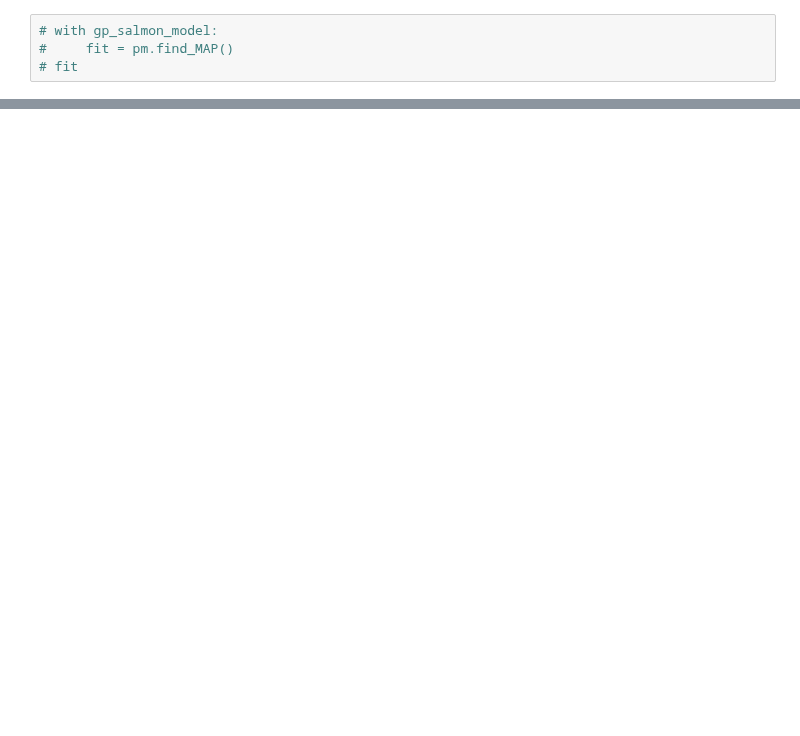
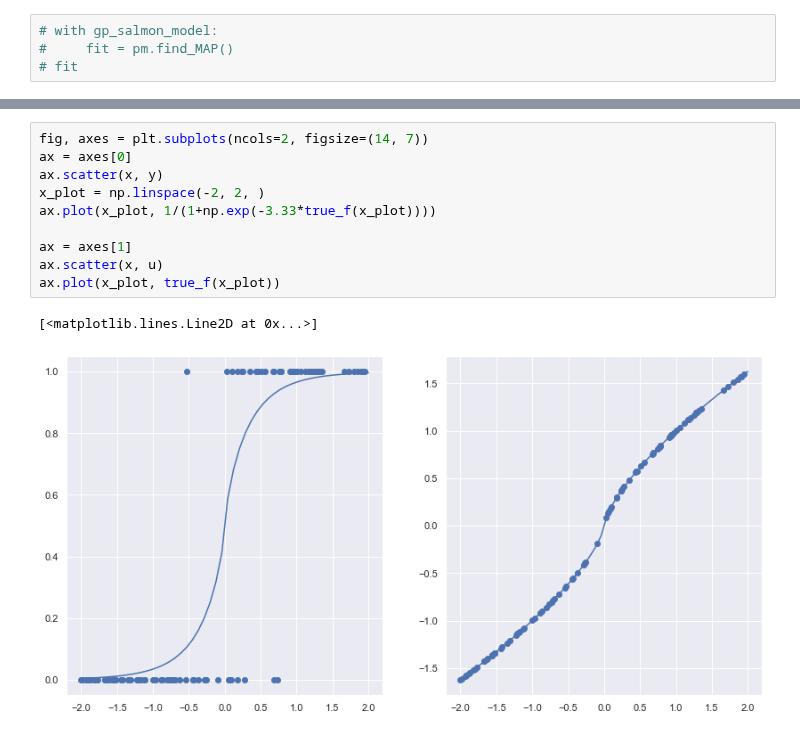
Before and after one commit to AurelienNioche/TransformedGP, a Jupyter notebook: gp_utility-pymc3.ipynb, the cells around one changed output, grey strips where cells are left out. Drawn from its saved outputs; the diff is of its cells as text; blank space fills up the shorter version.

```diff
--- a/gp_utility-pymc3.ipynb
+++ b/gp_utility-pymc3.ipynb
@@ -171,3 +173,16 @@ ax.plot(x_plot, true_f(x_plot))
+# %%
+fig, axes = plt.subplots(ncols=2, figsize=(14, 7))
+ax = axes[0]
+ax.scatter(x, y)
+x_plot = np.linspace(-2, 2, )
+ax.plot(x_plot, 1/(1+np.exp(-3.33*true_f(x_plot))))
+
+ax = axes[1]
+ax.scatter(x, u)
+ax.plot(x_plot, true_f(x_plot))
+# %% [output]
+[<matplotlib.lines.Line2D at 0x...>]
+[figure, added]
 # %%
 with pm.Model() as toy_model:
 
```
Also changed, not shown: parts of 48 cells of this notebook.
